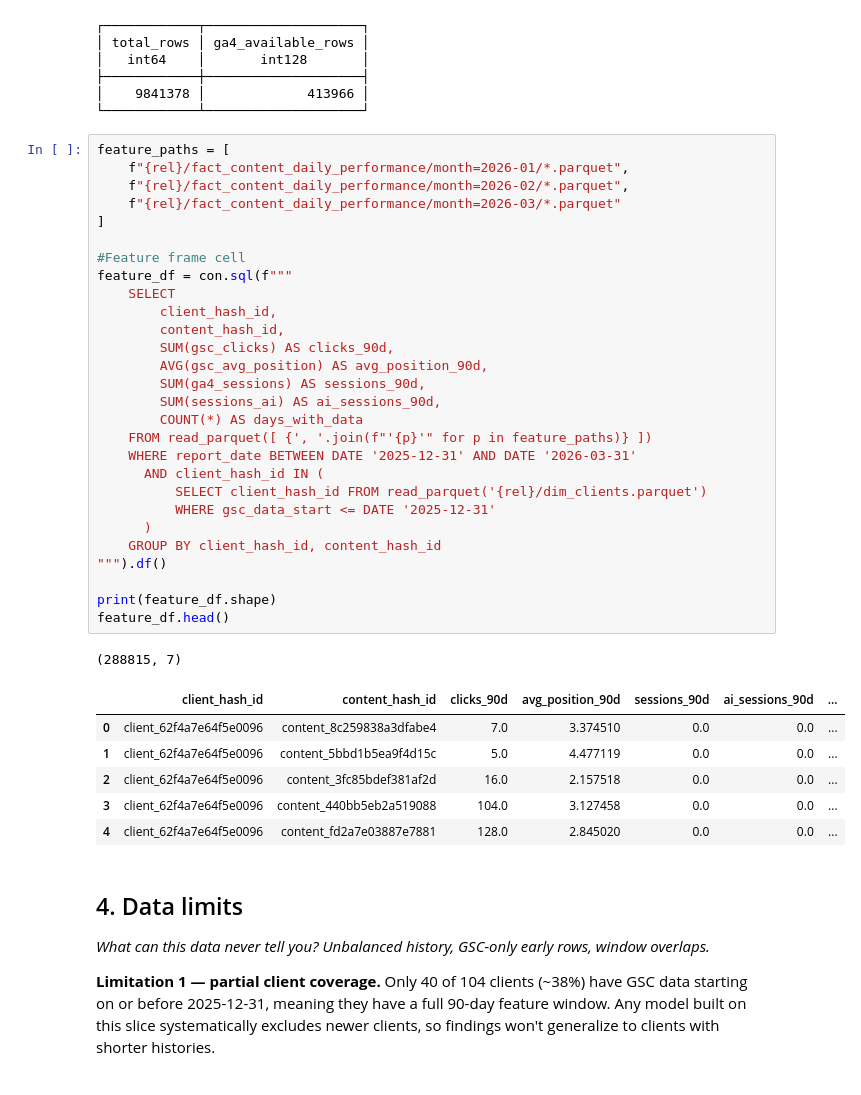
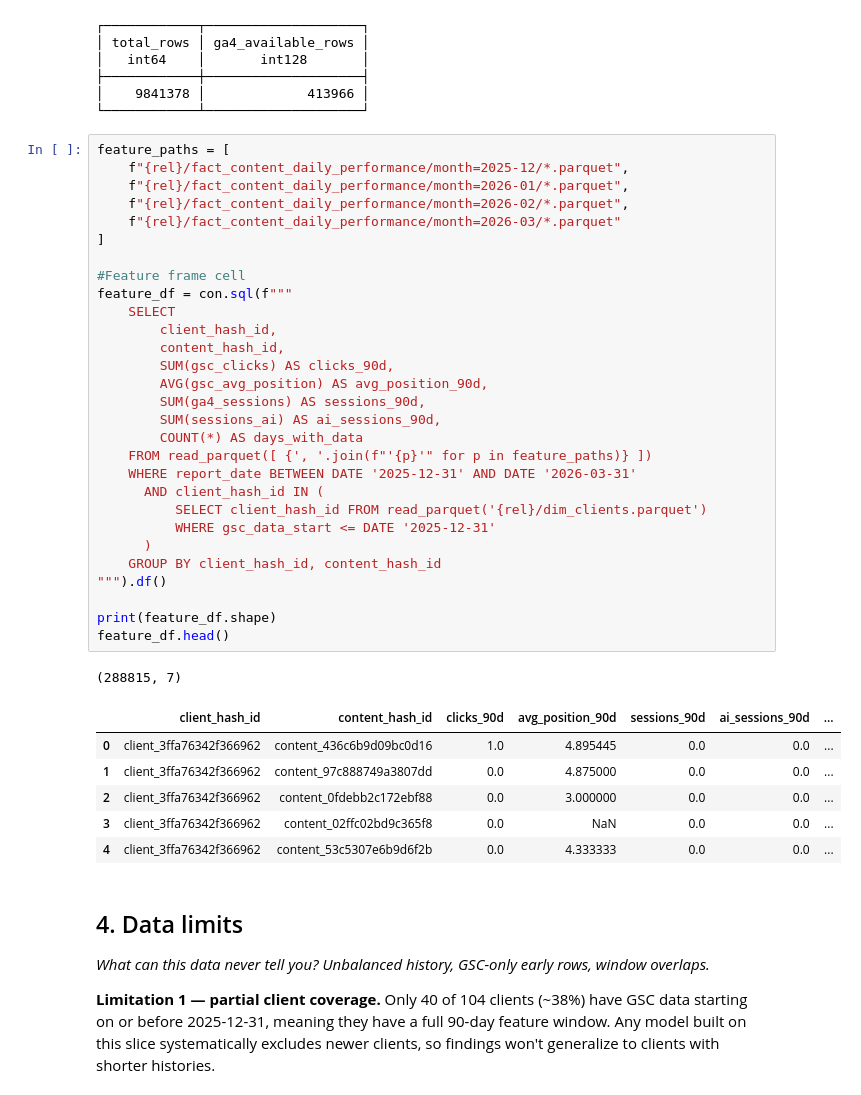
Before and after one commit to MissNaliaka/SEO-Content-Opportunity-Scoring, a Jupyter notebook: work/notebooks/w03_data_contract.ipynb, the cells around one changed output. Cells and saved outputs as stored; diff of their text form.

```diff
--- a/work/notebooks/w03_data_contract.ipynb
+++ b/work/notebooks/w03_data_contract.ipynb
@@ -171,40 +173,41 @@ con.sql(f"""
 └────────────┴────────────────────┘
 # %%
 feature_paths = [
+    f"{rel}/fact_content_daily_performance/month=2025-12/*.parquet",
     f"{rel}/fact_content_daily_performance/month=2026-01/*.parquet",
     f"{rel}/fact_content_daily_performance/month=2026-02/*.parquet",
     f"{rel}/fact_content_daily_performance/month=2026-03/*.parquet"
 ]
 
 #Feature frame cell
 feature_df = con.sql(f"""
     SELECT
         client_hash_id,
         content_hash_id,
         SUM(gsc_clicks) AS clicks_90d,
         AVG(gsc_avg_position) AS avg_position_90d,
         SUM(ga4_sessions) AS sessions_90d,
         SUM(sessions_ai) AS ai_sessions_90d,
         COUNT(*) AS days_with_data
     FROM read_parquet([ {', '.join(f"'{p}'" for p in feature_paths)} ])
     WHERE report_date BETWEEN DATE '2025-12-31' AND DATE '2026-03-31'
       AND client_hash_id IN (
           SELECT client_hash_id FROM read_parquet('{rel}/dim_clients.parquet')
           WHERE gsc_data_start <= DATE '2025-12-31'
       )
     GROUP BY client_hash_id, content_hash_id
 """).df()
 
 print(feature_df.shape)
 feature_df.head()
 # %% [output]
 (288815, 7)
 |  | client_hash_id | content_hash_id | clicks_90d | avg_position_90d | sessions_90d | ai_sessions_90d | ... |
-| 0 | client_62f4a7e64f5e0096 | content_8c259838a3dfabe4 | 7.0 | 3.374510 | 0.0 | 0.0 | ... |
-| 1 | client_62f4a7e64f5e0096 | content_5bbd1b5ea9f4d15c | 5.0 | 4.477119 | 0.0 | 0.0 | ... |
-| 2 | client_62f4a7e64f5e0096 | content_3fc85bdef381af2d | 16.0 | 2.157518 | 0.0 | 0.0 | ... |
-| 3 | client_62f4a7e64f5e0096 | content_440bb5eb2a519088 | 104.0 | 3.127458 | 0.0 | 0.0 | ... |
-| 4 | client_62f4a7e64f5e0096 | content_fd2a7e03887e7881 | 128.0 | 2.845020 | 0.0 | 0.0 | ... |
+| 0 | client_3ffa76342f366962 | content_436c6b9d09bc0d16 | 1.0 | 4.895445 | 0.0 | 0.0 | ... |
+| 1 | client_3ffa76342f366962 | content_97c888749a3807dd | 0.0 | 4.875000 | 0.0 | 0.0 | ... |
+| 2 | client_3ffa76342f366962 | content_0fdebb2c172ebf88 | 0.0 | 3.000000 | 0.0 | 0.0 | ... |
+| 3 | client_3ffa76342f366962 | content_02ffc02bd9c365f8 | 0.0 | NaN | 0.0 | 0.0 | ... |
+| 4 | client_3ffa76342f366962 | content_53c5307e6b9d6f2b | 0.0 | 4.333333 | 0.0 | 0.0 | ... |
 # %% [markdown]
 ## 4. Data limits
 
```
Also changed, not shown: parts of 2 cells of this notebook.
